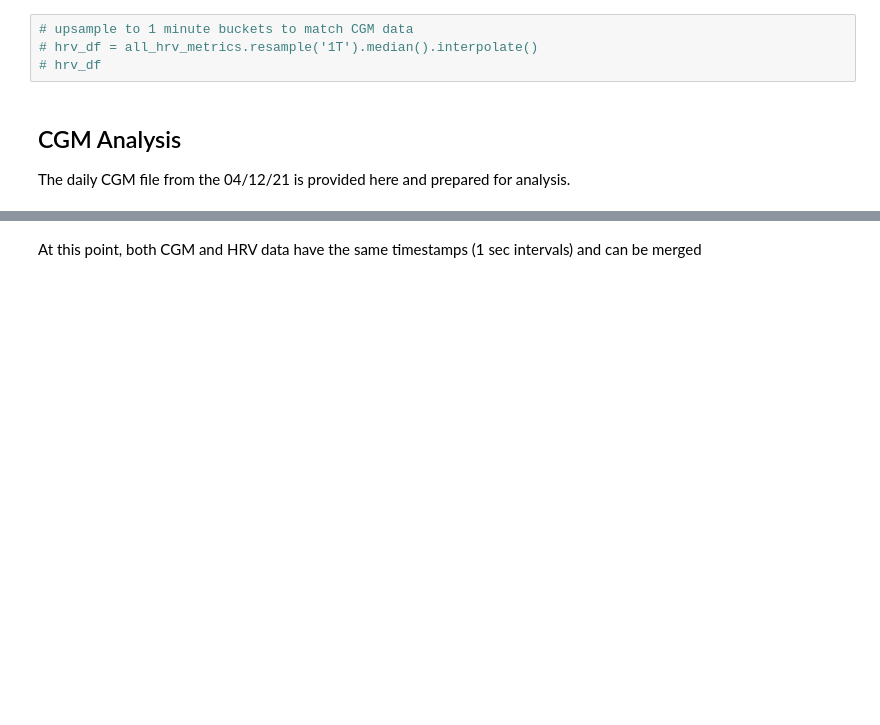
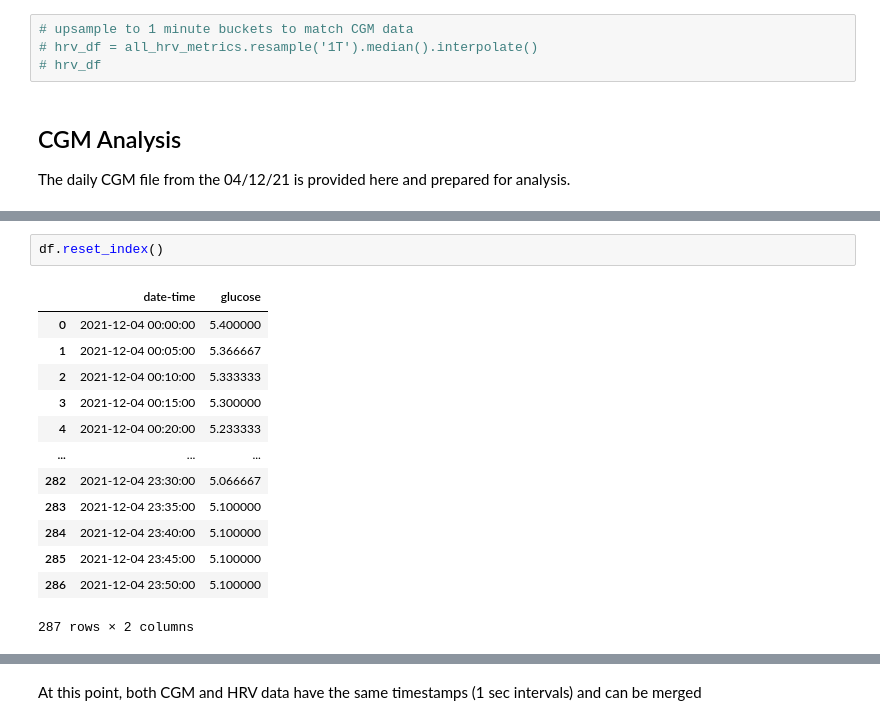
Before and after one commit to itsdarrenlee/BtechFYP, a Jupyter notebook: data/04-01-21/04-12-21-Analysis.ipynb, the cells around one changed output, grey strips where cells are left out. Cells and saved outputs as stored; diff of their text form; blank space fills up the shorter version.

```diff
--- a/data/04-01-21/04-12-21-Analysis.ipynb
+++ b/data/04-01-21/04-12-21-Analysis.ipynb
@@ -201,0 +195,16 @@ df.head()
+# %%
+df.reset_index()
+# %% [output]
+|  | date-time | glucose |
+| 0 | 2021-12-04 00:00:00 | 5.400000 |
+| 1 | 2021-12-04 00:05:00 | 5.366667 |
+| 2 | 2021-12-04 00:10:00 | 5.333333 |
+| 3 | 2021-12-04 00:15:00 | 5.300000 |
+| 4 | 2021-12-04 00:20:00 | 5.233333 |
+| ... | ... | ... |
+| 282 | 2021-12-04 23:30:00 | 5.066667 |
+| 283 | 2021-12-04 23:35:00 | 5.100000 |
+| 284 | 2021-12-04 23:40:00 | 5.100000 |
+| 285 | 2021-12-04 23:45:00 | 5.100000 |
+| 286 | 2021-12-04 23:50:00 | 5.100000 |
+287 rows × 2 columns
```
Also changed, not shown: parts of 14 cells of this notebook.
